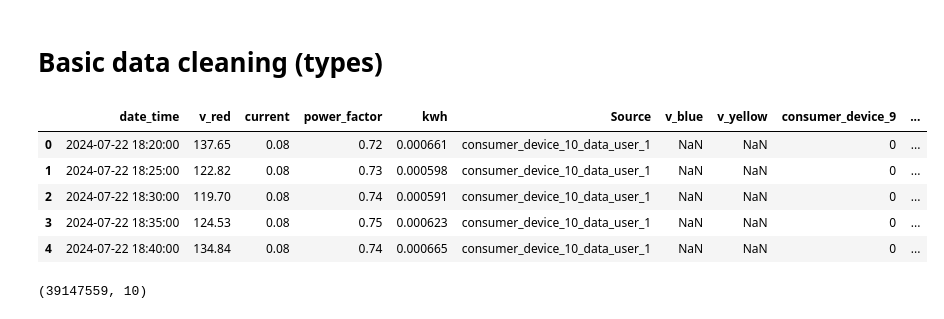
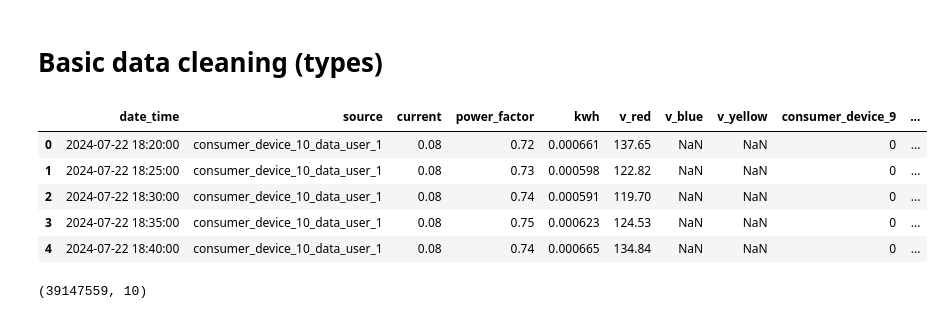
Before and after one commit to jonathan-bugg/zindi_hydropower_prediction, a Jupyter notebook: data_exploration.ipynb, the cells around one changed output. Cells and saved outputs as stored; diff of their text form; code cells hidden in the pictures.

Commit message:
adding data pipeline:

```diff
--- a/data_exploration.ipynb
+++ b/data_exploration.ipynb
@@ -8,15 +10,16 @@ pd.set_option('display.max_columns', 100)
 # %% [markdown]
 # Basic data cleaning (types)
 # %%
-df = pd.read_csv('data/raw/data.csv')
-df.head()
+# df = pd.read_csv('data/raw/data.csv')
+df = pd.read_pickle('data/cleaned/data.pkl')
+df.head(5)
 # %% [output]
-|  | date_time | v_red | current | power_factor | kwh | Source | v_blue | v_yellow | consumer_device_9 | ... |
-| 0 | 2024-07-22 18:20:00 | 137.65 | 0.08 | 0.72 | 0.000661 | consumer_device_10_data_user_1 | NaN | NaN | 0 | ... |
-| 1 | 2024-07-22 18:25:00 | 122.82 | 0.08 | 0.73 | 0.000598 | consumer_device_10_data_user_1 | NaN | NaN | 0 | ... |
-| 2 | 2024-07-22 18:30:00 | 119.70 | 0.08 | 0.74 | 0.000591 | consumer_device_10_data_user_1 | NaN | NaN | 0 | ... |
-| 3 | 2024-07-22 18:35:00 | 124.53 | 0.08 | 0.75 | 0.000623 | consumer_device_10_data_user_1 | NaN | NaN | 0 | ... |
-| 4 | 2024-07-22 18:40:00 | 134.84 | 0.08 | 0.74 | 0.000665 | consumer_device_10_data_user_1 | NaN | NaN | 0 | ... |
+|  | date_time | source | current | power_factor | kwh | v_red | v_blue | v_yellow | consumer_device_9 | ... |
+| 0 | 2024-07-22 18:20:00 | consumer_device_10_data_user_1 | 0.08 | 0.72 | 0.000661 | 137.65 | NaN | NaN | 0 | ... |
+| 1 | 2024-07-22 18:25:00 | consumer_device_10_data_user_1 | 0.08 | 0.73 | 0.000598 | 122.82 | NaN | NaN | 0 | ... |
+| 2 | 2024-07-22 18:30:00 | consumer_device_10_data_user_1 | 0.08 | 0.74 | 0.000591 | 119.70 | NaN | NaN | 0 | ... |
+| 3 | 2024-07-22 18:35:00 | consumer_device_10_data_user_1 | 0.08 | 0.75 | 0.000623 | 124.53 | NaN | NaN | 0 | ... |
+| 4 | 2024-07-22 18:40:00 | consumer_device_10_data_user_1 | 0.08 | 0.74 | 0.000665 | 134.84 | NaN | NaN | 0 | ... |
 # %%
 print(df.shape)
 print(df.isna().sum() / df.shape[0])
```
Also changed, not shown: parts of 20 cells of this notebook, 4 other files.
